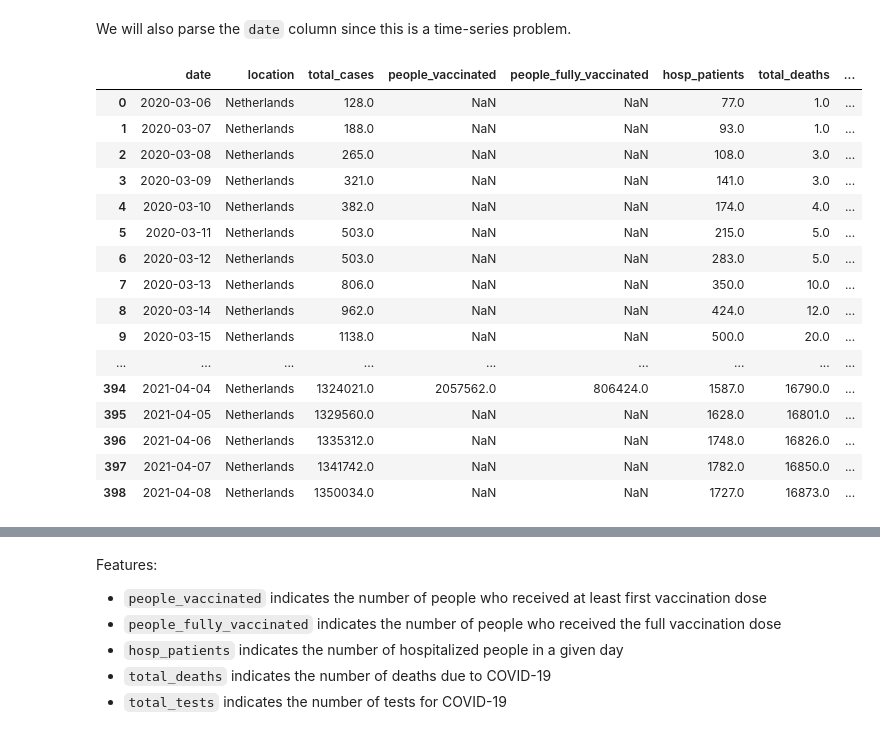
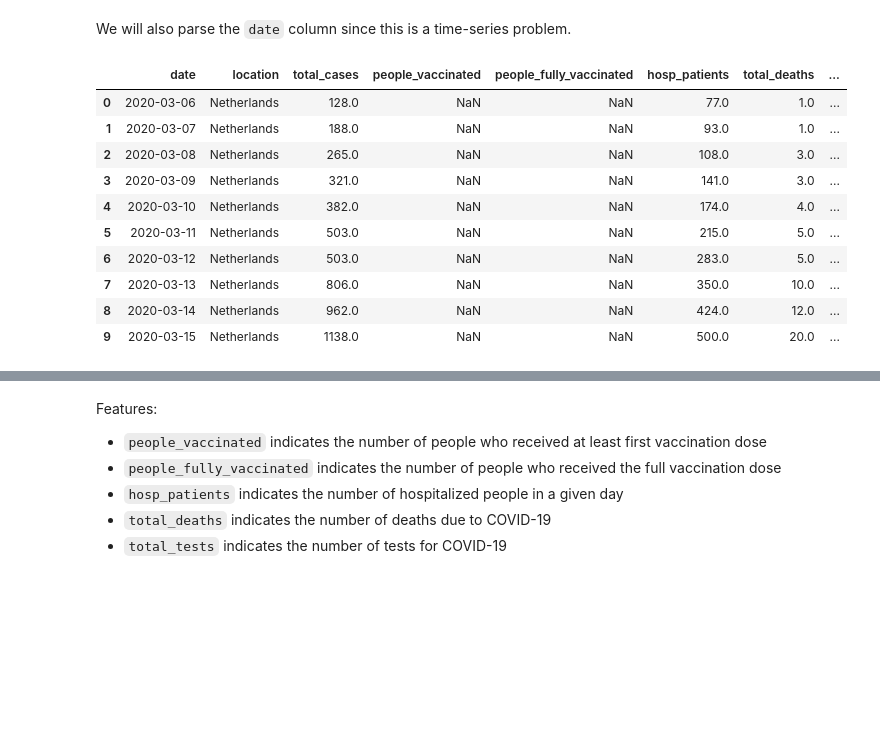
Before and after one commit to michaelbahchevanov/lockscan, a Jupyter notebook: EDA_COVID.ipynb, the cells around one changed output, grey strips where cells are left out. Cells and saved outputs as stored; diff of their text form; code cells hidden in the pictures; blank space fills up the shorter version.

```diff
--- a/EDA_COVID.ipynb
+++ b/EDA_COVID.ipynb
@@ -179,25 +185,19 @@ df_n['date'] = pd.to_datetime(df_n['date'])
 # %%
 # Remove old rows
 df_n = df_n[df_n['total_deaths'].notna() & df_n['total_cases'].notna()].reset_index(drop=True)
-df_n.head(1000)
+df_n.head(10)
 # %% [output]
 |  | date | location | total_cases | people_vaccinated | people_fully_vaccinated | hosp_patients | total_deaths | ... |
 | 0 | 2020-03-06 | Netherlands | 128.0 | NaN | NaN | 77.0 | 1.0 | ... |
 | 1 | 2020-03-07 | Netherlands | 188.0 | NaN | NaN | 93.0 | 1.0 | ... |
 | 2 | 2020-03-08 | Netherlands | 265.0 | NaN | NaN | 108.0 | 3.0 | ... |
 | 3 | 2020-03-09 | Netherlands | 321.0 | NaN | NaN | 141.0 | 3.0 | ... |
 | 4 | 2020-03-10 | Netherlands | 382.0 | NaN | NaN | 174.0 | 4.0 | ... |
 | 5 | 2020-03-11 | Netherlands | 503.0 | NaN | NaN | 215.0 | 5.0 | ... |
 | 6 | 2020-03-12 | Netherlands | 503.0 | NaN | NaN | 283.0 | 5.0 | ... |
 | 7 | 2020-03-13 | Netherlands | 806.0 | NaN | NaN | 350.0 | 10.0 | ... |
 | 8 | 2020-03-14 | Netherlands | 962.0 | NaN | NaN | 424.0 | 12.0 | ... |
 | 9 | 2020-03-15 | Netherlands | 1138.0 | NaN | NaN | 500.0 | 20.0 | ... |
-| ... | ... | ... | ... | ... | ... | ... | ... | ... |
-| 394 | 2021-04-04 | Netherlands | 1324021.0 | 2057562.0 | 806424.0 | 1587.0 | 16790.0 | ... |
-| 395 | 2021-04-05 | Netherlands | 1329560.0 | NaN | NaN | 1628.0 | 16801.0 | ... |
-| 396 | 2021-04-06 | Netherlands | 1335312.0 | NaN | NaN | 1748.0 | 16826.0 | ... |
-| 397 | 2021-04-07 | Netherlands | 1341742.0 | NaN | NaN | 1782.0 | 16850.0 | ... |
-| 398 | 2021-04-08 | Netherlands | 1350034.0 | NaN | NaN | 1727.0 | 16873.0 | ... |
 # %%
 # Remove continents and extra from location
 # df_n = df_n[~df_n['location'].isin(['Africa', 'North America', 'Europe', 'World', 'Asia', 'Antarctica', 'South America', 'Oceania'])]
```
Also changed, not shown: parts of 56 cells of this notebook.
